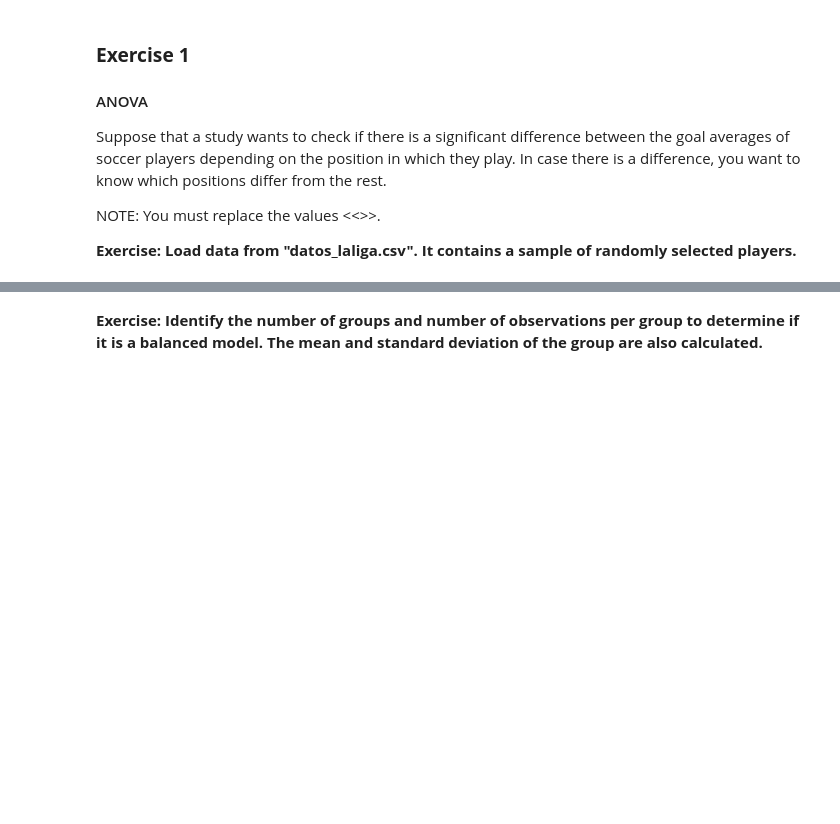
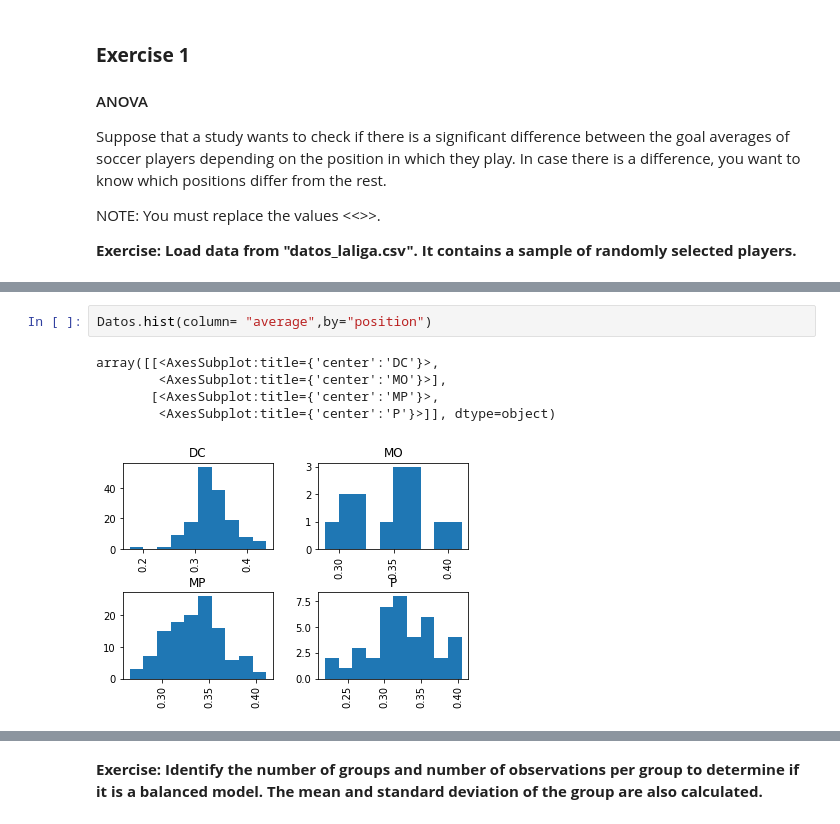
Before and after one commit to marfurt1/hypothesis-testing-exercises-project-with-python, a Jupyter notebook: notebook/problems.ipynb, the cells around one changed output, grey strips where cells are left out. Cells and saved outputs as stored; diff of their text form; blank space fills up the shorter version.

```diff
--- a/notebook/problems.ipynb
+++ b/notebook/problems.ipynb
@@ -21,0 +49,8 @@ Data_Frame.describe()
+# %%
+Datos.hist(column= "average",by="position")
+# %% [output]
+array([[<AxesSubplot:title={'center':'DC'}>,
+        <AxesSubplot:title={'center':'MO'}>],
+       [<AxesSubplot:title={'center':'MP'}>,
+        <AxesSubplot:title={'center':'P'}>]], dtype=object)
+[figure, added]
```
Also changed, not shown: parts of 15 cells of this notebook.
